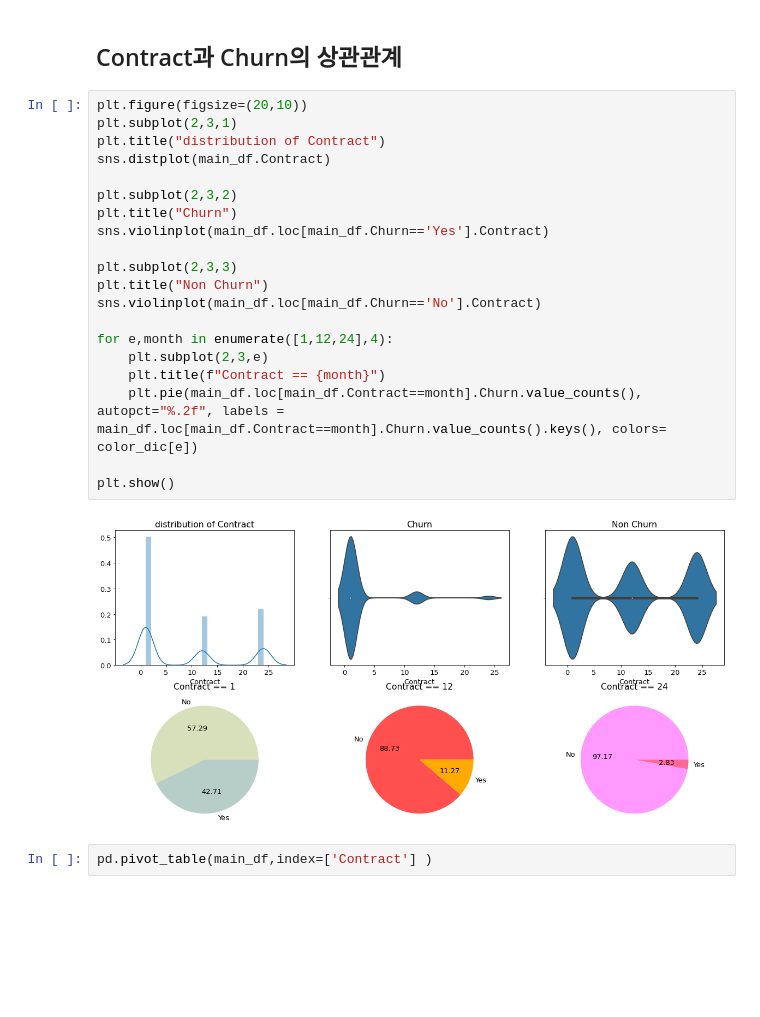
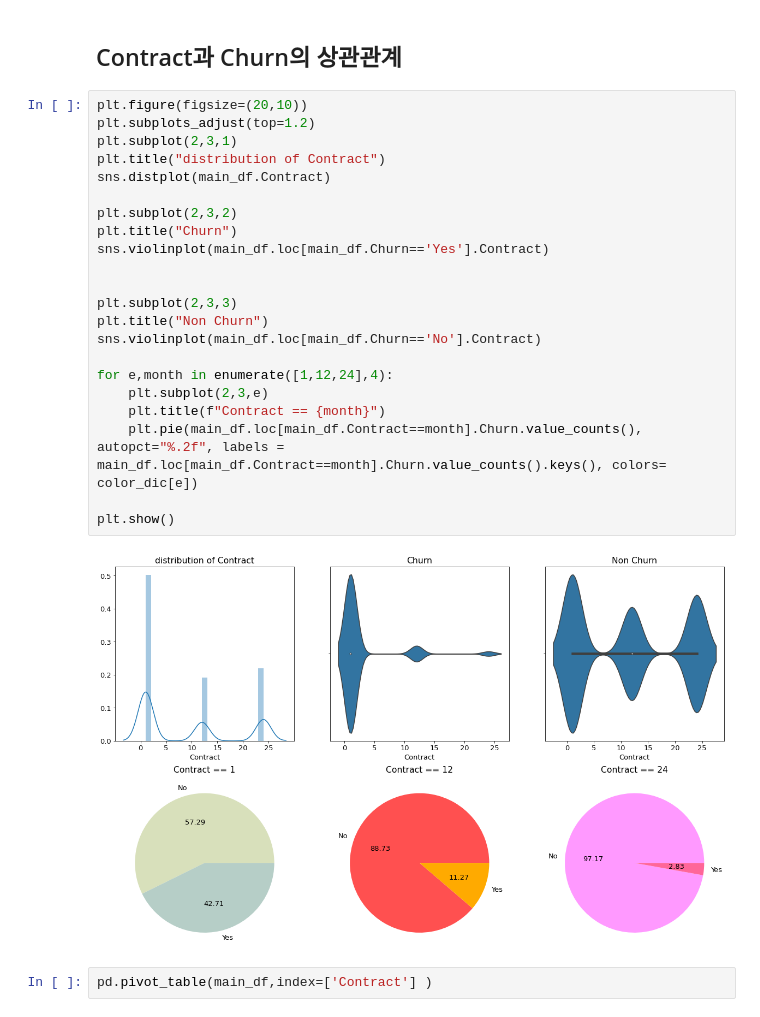
Before and after one commit to PingPingE/Kaggle-Telco_customer_churn, a Jupyter notebook: telco-customer-churn.ipynb, the cells around one changed output. Cells and saved outputs as stored; diff of their text form; blank space fills up the shorter version.

```diff
--- a/telco-customer-churn.ipynb
+++ b/telco-customer-churn.ipynb
@@ -461,26 +461,28 @@ Name: Churn, dtype: int64
 ## Contract과 Churn의 상관관계
 # %%
 plt.figure(figsize=(20,10))
+plt.subplots_adjust(top=1.2)
 plt.subplot(2,3,1)
 plt.title("distribution of Contract")
 sns.distplot(main_df.Contract)
 
 plt.subplot(2,3,2)
 plt.title("Churn")
 sns.violinplot(main_df.loc[main_df.Churn=='Yes'].Contract)
+
 
 plt.subplot(2,3,3)
 plt.title("Non Churn")
 sns.violinplot(main_df.loc[main_df.Churn=='No'].Contract)
 
 for e,month in enumerate([1,12,24],4):
     plt.subplot(2,3,e)
     plt.title(f"Contract == {month}")
     plt.pie(main_df.loc[main_df.Contract==month].Churn.value_counts(), autopct="%.2f", labels = main_df.loc[main_df.Contract==month].Churn.value_counts().keys(), colors= color_dic[e])
 
 plt.show()
 # %% [output]
-[figure, old version]
+[figure, new version]
 # %%
 pd.pivot_table(main_df,index=['Contract'] )
 # %% [output]
```
Also changed, not shown: parts of 1 cell of this notebook.
